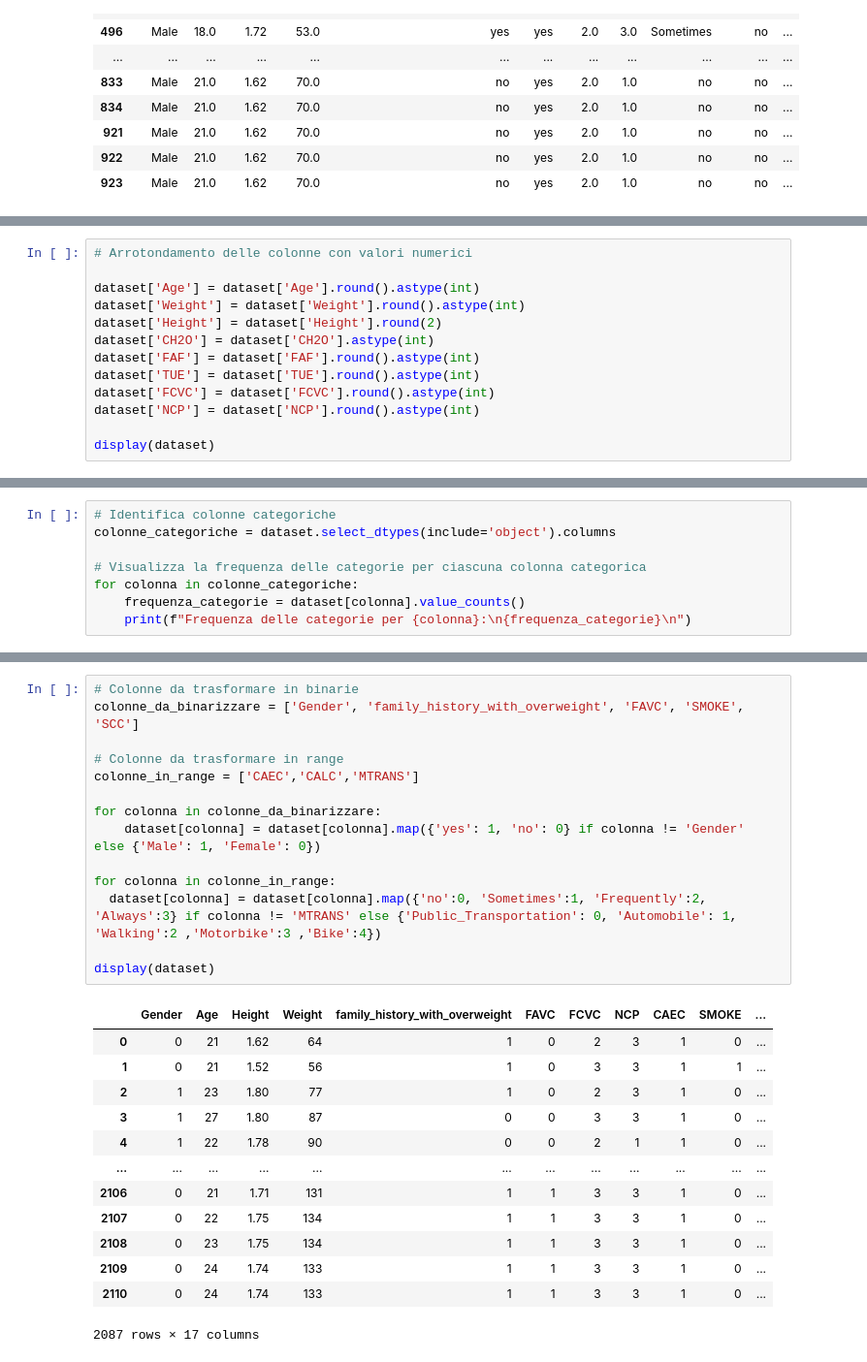
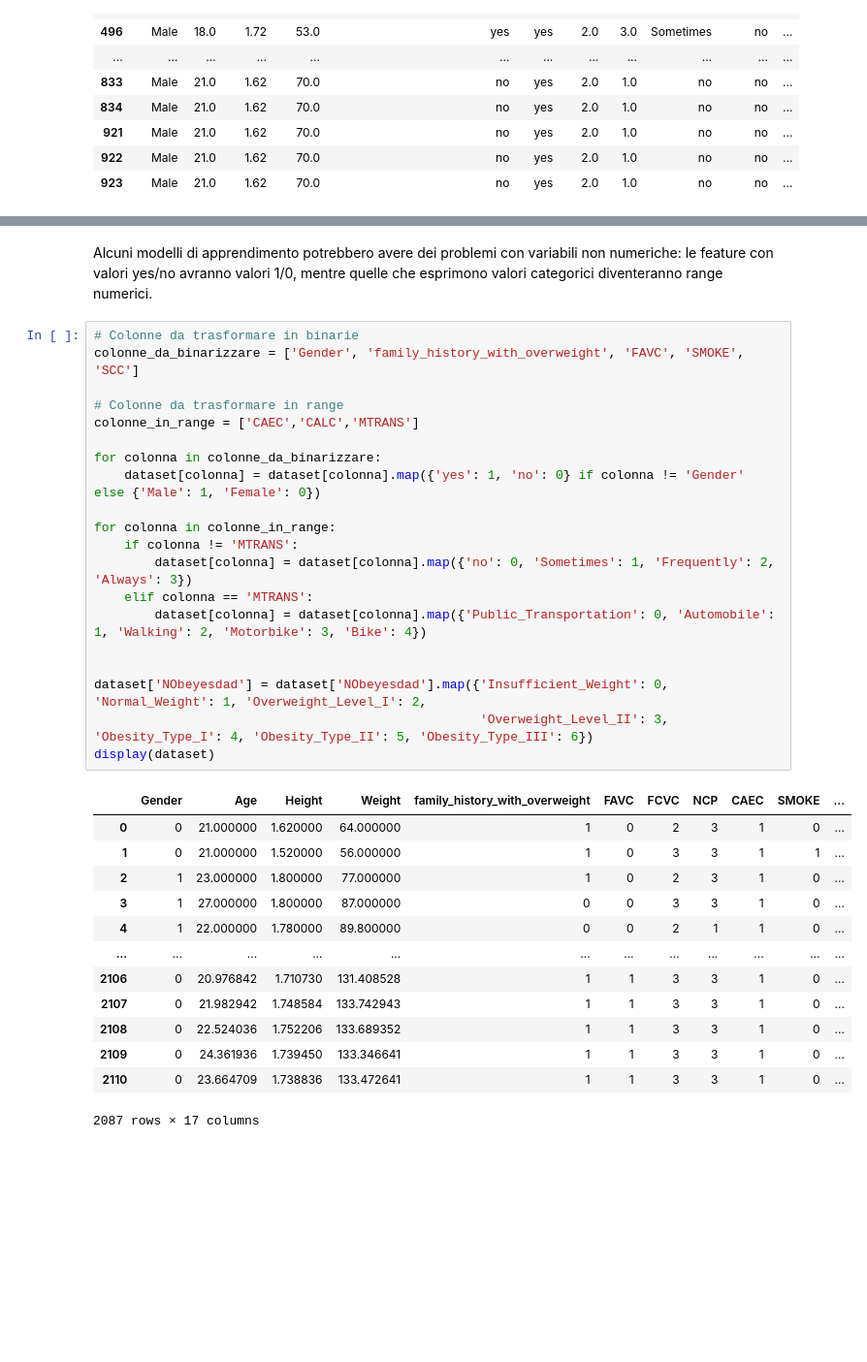
Before and after one commit to Rokuoganz/ObesityPredictor, a Jupyter notebook: ObesityPredictor.ipynb, the cells around one changed output, grey strips where cells are left out. Shown at 97% size. Cells and saved outputs as stored; diff of their text form; blank space fills up the shorter version.

```diff
--- a/ObesityPredictor.ipynb
+++ b/ObesityPredictor.ipynb
@@ -112,13 +103,0 @@ dataset.describe(include=['O'])
-# %%
-# Arrotondamento delle colonne con valori numerici
-
-dataset['Age'] = dataset['Age'].round().astype(int)
-dataset['Weight'] = dataset['Weight'].round().astype(int)
-dataset['Height'] = dataset['Height'].round(2)
-dataset['CH2O'] = dataset['CH2O'].astype(int)
-dataset['FAF'] = dataset['FAF'].round().astype(int)
-dataset['TUE'] = dataset['TUE'].round().astype(int)
-dataset['FCVC'] = dataset['FCVC'].round().astype(int)
-dataset['NCP'] = dataset['NCP'].round().astype(int)
-
-display(dataset)
@@ -164,8 +118,0 @@ plt.show()
-# %%
-# Identifica colonne categoriche
-colonne_categoriche = dataset.select_dtypes(include='object').columns
-
-# Visualizza la frequenza delle categorie per ciascuna colonna categorica
-for colonna in colonne_categoriche:
-    frequenza_categorie = dataset[colonna].value_counts()
-    print(f"Frequenza delle categorie per {colonna}:\n{frequenza_categorie}\n")
@@ -190,28 +184,36 @@ Name: NObeyesdad, dtype: int64
+# %% [markdown]
+Alcuni modelli di apprendimento potrebbero avere dei problemi con variabili non numeriche: le feature con valori yes/no avranno valori 1/0, mentre quelle che esprimono valori categorici diventeranno range numerici.
 # %%
 # Colonne da trasformare in binarie
 colonne_da_binarizzare = ['Gender', 'family_history_with_overweight', 'FAVC', 'SMOKE', 'SCC']
 
 # Colonne da trasformare in range
 colonne_in_range = ['CAEC','CALC','MTRANS']
 
 for colonna in colonne_da_binarizzare:
     dataset[colonna] = dataset[colonna].map({'yes': 1, 'no': 0} if colonna != 'Gender' else {'Male': 1, 'Female': 0})
 
 for colonna in colonne_in_range:
-  dataset[colonna] = dataset[colonna].map({'no':0, 'Sometimes':1, 'Frequently':2, 'Always':3} if colonna != 'MTRANS' else {'Public_Transportation': 0, 'Automobile': 1, 'Walking':2 ,'Motorbike':3 ,'Bike':4})
+    if colonna != 'MTRANS':
+        dataset[colonna] = dataset[colonna].map({'no': 0, 'Sometimes': 1, 'Frequently': 2, 'Always': 3})
+    elif colonna == 'MTRANS':
+        dataset[colonna] = dataset[colonna].map({'Public_Transportation': 0, 'Automobile': 1, 'Walking': 2, 'Motorbike': 3, 'Bike': 4})
 
+
+dataset['NObeyesdad'] = dataset['NObeyesdad'].map({'Insufficient_Weight': 0, 'Normal_Weight': 1, 'Overweight_Level_I': 2,
+                                                   'Overweight_Level_II': 3, 'Obesity_Type_I': 4, 'Obesity_Type_II': 5, 'Obesity_Type_III': 6})
 display(dataset)
 # %% [output]
 |  | Gender | Age | Height | Weight | family_history_with_overweight | FAVC | FCVC | NCP | CAEC | SMOKE | ... |
-| 0 | 0 | 21 | 1.62 | 64 | 1 | 0 | 2 | 3 | 1 | 0 | ... |
-| 1 | 0 | 21 | 1.52 | 56 | 1 | 0 | 3 | 3 | 1 | 1 | ... |
-| 2 | 1 | 23 | 1.80 | 77 | 1 | 0 | 2 | 3 | 1 | 0 | ... |
-| 3 | 1 | 27 | 1.80 | 87 | 0 | 0 | 3 | 3 | 1 | 0 | ... |
-| 4 | 1 | 22 | 1.78 | 90 | 0 | 0 | 2 | 1 | 1 | 0 | ... |
+| 0 | 0 | 21.000000 | 1.620000 | 64.000000 | 1 | 0 | 2 | 3 | 1 | 0 | ... |
+| 1 | 0 | 21.000000 | 1.520000 | 56.000000 | 1 | 0 | 3 | 3 | 1 | 1 | ... |
+| 2 | 1 | 23.000000 | 1.800000 | 77.000000 | 1 | 0 | 2 | 3 | 1 | 0 | ... |
+| 3 | 1 | 27.000000 | 1.800000 | 87.000000 | 0 | 0 | 3 | 3 | 1 | 0 | ... |
+| 4 | 1 | 22.000000 | 1.780000 | 89.800000 | 0 | 0 | 2 | 1 | 1 | 0 | ... |
 | ... | ... | ... | ... | ... | ... | ... | ... | ... | ... | ... | ... |
-| 2106 | 0 | 21 | 1.71 | 131 | 1 | 1 | 3 | 3 | 1 | 0 | ... |
-| 2107 | 0 | 22 | 1.75 | 134 | 1 | 1 | 3 | 3 | 1 | 0 | ... |
-| 2108 | 0 | 23 | 1.75 | 134 | 1 | 1 | 3 | 3 | 1 | 0 | ... |
-| 2109 | 0 | 24 | 1.74 | 133 | 1 | 1 | 3 | 3 | 1 | 0 | ... |
-| 2110 | 0 | 24 | 1.74 | 133 | 1 | 1 | 3 | 3 | 1 | 0 | ... |
+| 2106 | 0 | 20.976842 | 1.710730 | 131.408528 | 1 | 1 | 3 | 3 | 1 | 0 | ... |
+| 2107 | 0 | 21.982942 | 1.748584 | 133.742943 | 1 | 1 | 3 | 3 | 1 | 0 | ... |
+| 2108 | 0 | 22.524036 | 1.752206 | 133.689352 | 1 | 1 | 3 | 3 | 1 | 0 | ... |
+| 2109 | 0 | 24.361936 | 1.739450 | 133.346641 | 1 | 1 | 3 | 3 | 1 | 0 | ... |
+| 2110 | 0 | 23.664709 | 1.738836 | 133.472641 | 1 | 1 | 3 | 3 | 1 | 0 | ... |
 2087 rows × 17 columns
```
Also changed, not shown: parts of 65 cells of this notebook.
